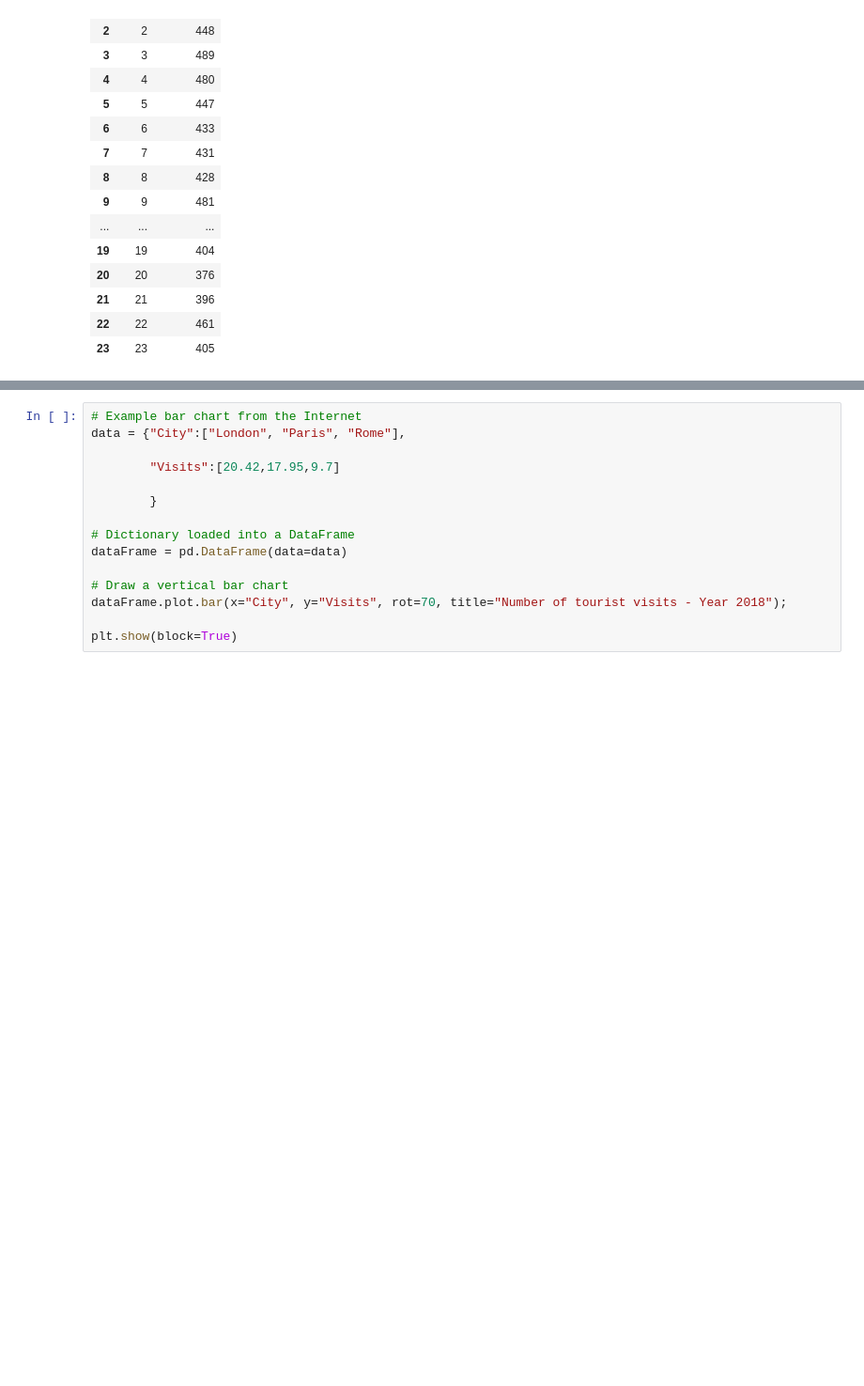
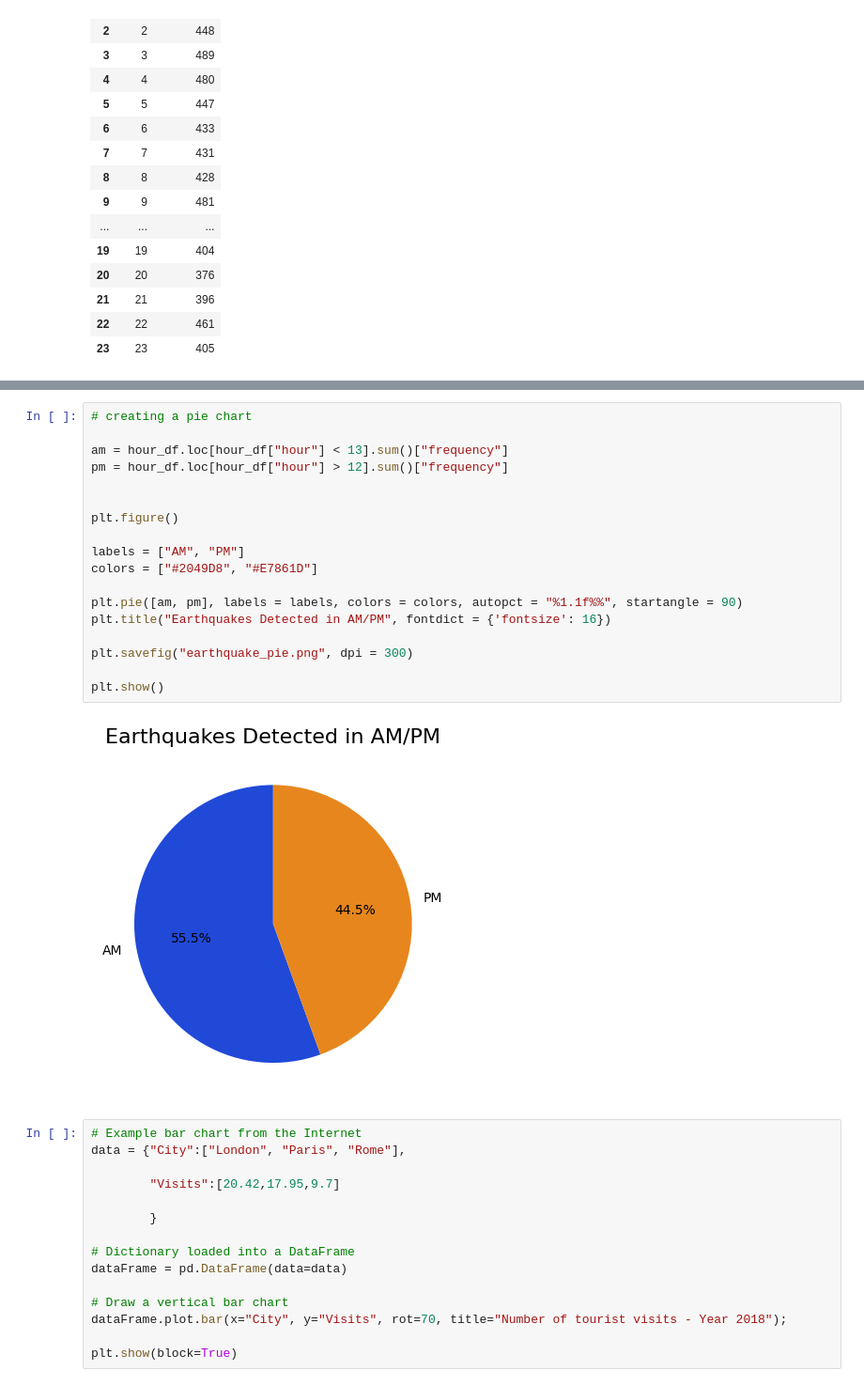
Before and after one commit to usuajiayako/DataScienceWeek3, a Jupyter notebook: data_visualisation_assignment.ipynb, the cells around one changed output, grey strips where cells are left out. Shown at 94% size. Cells and saved outputs as stored; diff of their text form; blank space fills up the shorter version.

```diff
--- a/data_visualisation_assignment.ipynb
+++ b/data_visualisation_assignment.ipynb
@@ -77,3 +75,23 @@ plt.show()
+# %%
+# creating a pie chart
+
+am = hour_df.loc[hour_df["hour"] < 13].sum()["frequency"]
+pm = hour_df.loc[hour_df["hour"] > 12].sum()["frequency"]
+
+
+plt.figure()
+
+labels = ["AM", "PM"]
+colors = ["#2049D8", "#E7861D"]
+
+plt.pie([am, pm], labels = labels, colors = colors, autopct = "%1.1f%%", startangle = 90)
+plt.title("Earthquakes Detected in AM/PM", fontdict = {'fontsize': 16})
+
+plt.savefig("earthquake_pie.png", dpi = 300)
+
+plt.show()
+# %% [output]
+[figure, added]
 # %%
 # Example bar chart from the Internet
 data = {"City":["London", "Paris", "Rome"],
```
Also changed, not shown: parts of 2 cells of this notebook, 2 other files.
